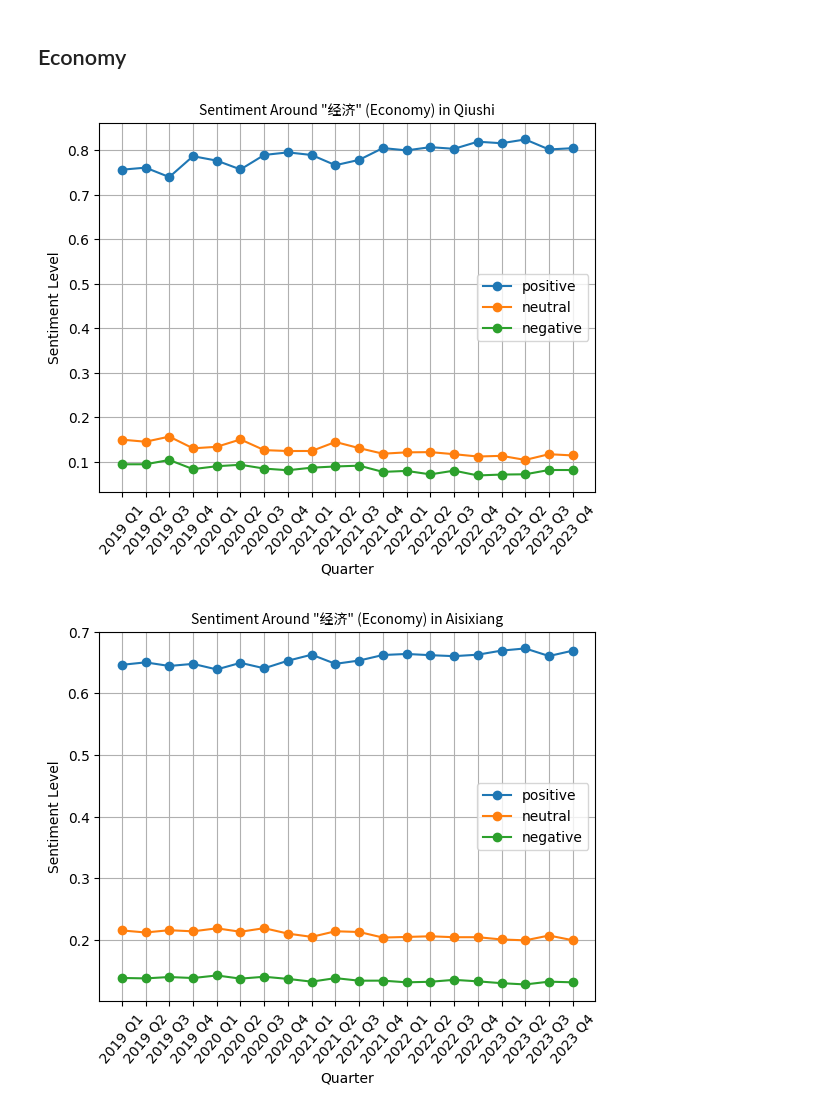
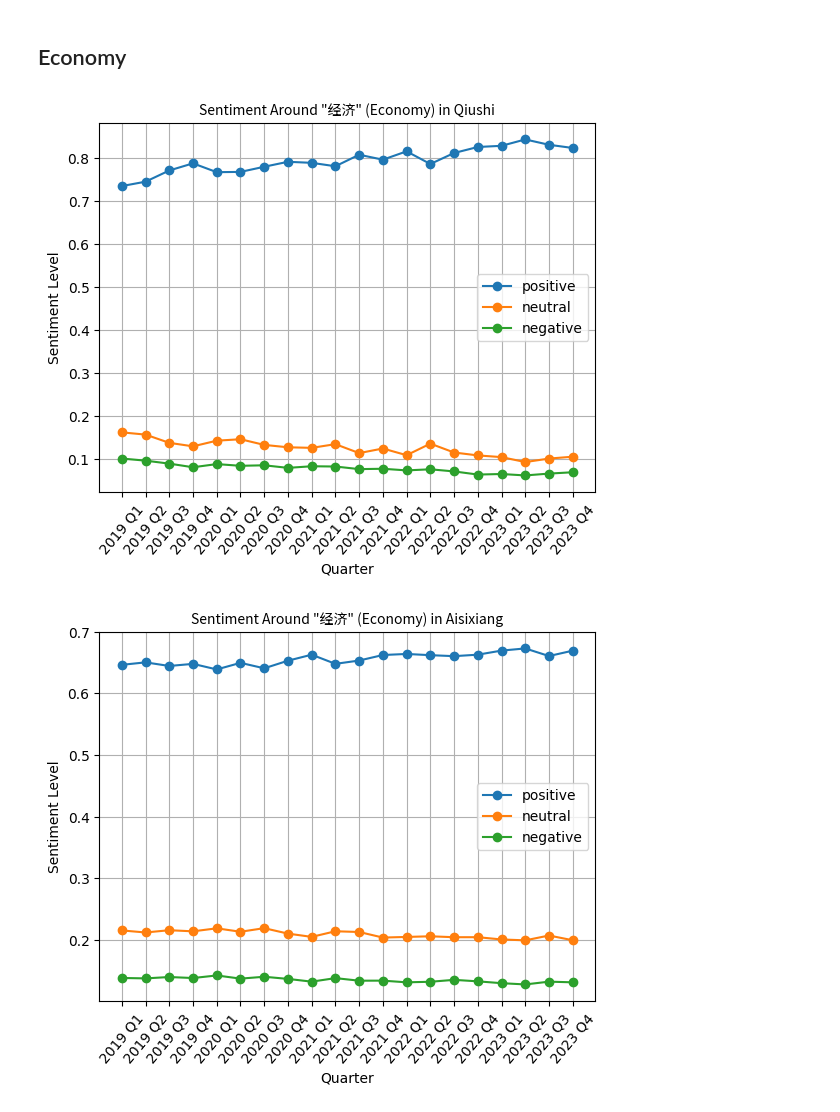
Before and after one commit to calebcsjm/China_Project, a Jupyter notebook: articles/analyze_articles/sentiment_analysis/sentiment_analysis.ipynb, the cells around one changed output. Saved outputs shown, nothing was run; the diff lists cells and outputs as text; code cells hidden in the pictures.

```diff
--- a/articles/analyze_articles/sentiment_analysis/sentiment_analysis.ipynb
+++ b/articles/analyze_articles/sentiment_analysis/sentiment_analysis.ipynb
@@ -72,7 +84,8 @@ def graph_asx_vs_qs_sentiment_trends(qs_file, asx_file, title):
 # %% [markdown]
 ## Economy
 # %%
-graph_sentiment_trends("./aggregated_sentiments/QS_经济.csv", "Sentiment Around \"经济\" (Economy) in Qiushi")
+# weighted
+graph_sentiment_trends("./aggregated_sentiments_2.0/QS_经济.csv", "Sentiment Around \"经济\" (Economy) in Qiushi")
 # %% [output]
-[figure, old version]
+[figure, new version]
 # %%
```
Also changed, not shown: parts of 11 cells of this notebook, 8 other files.
